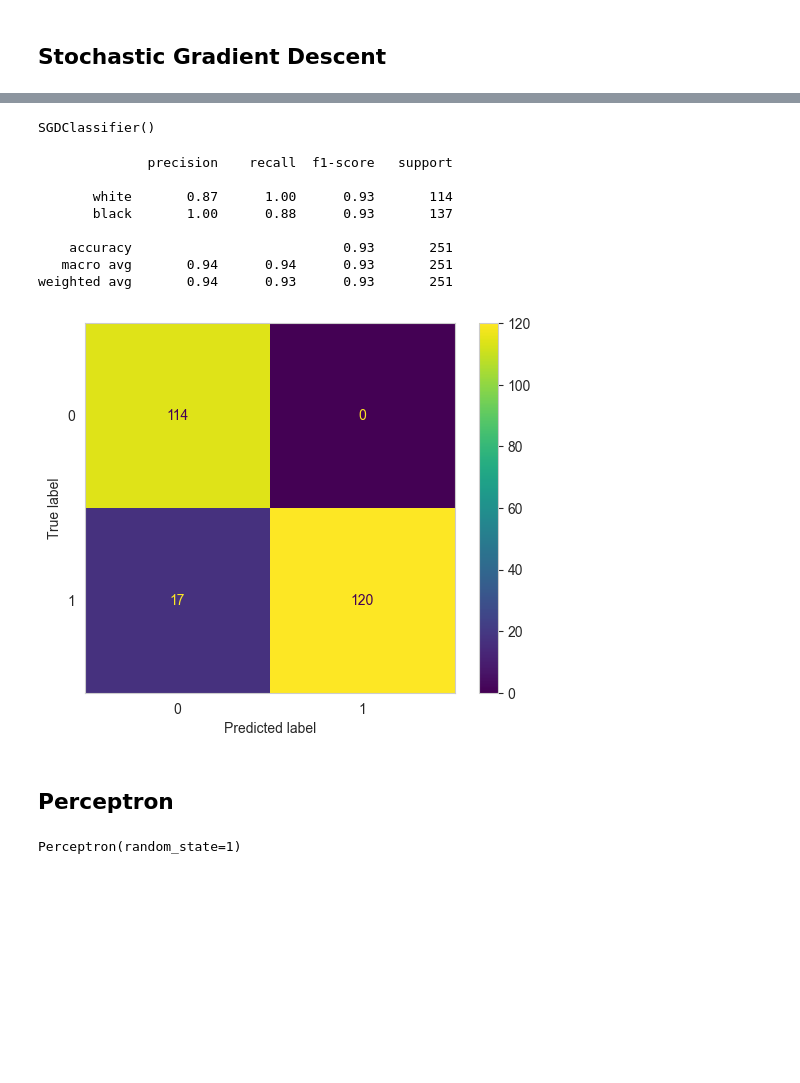
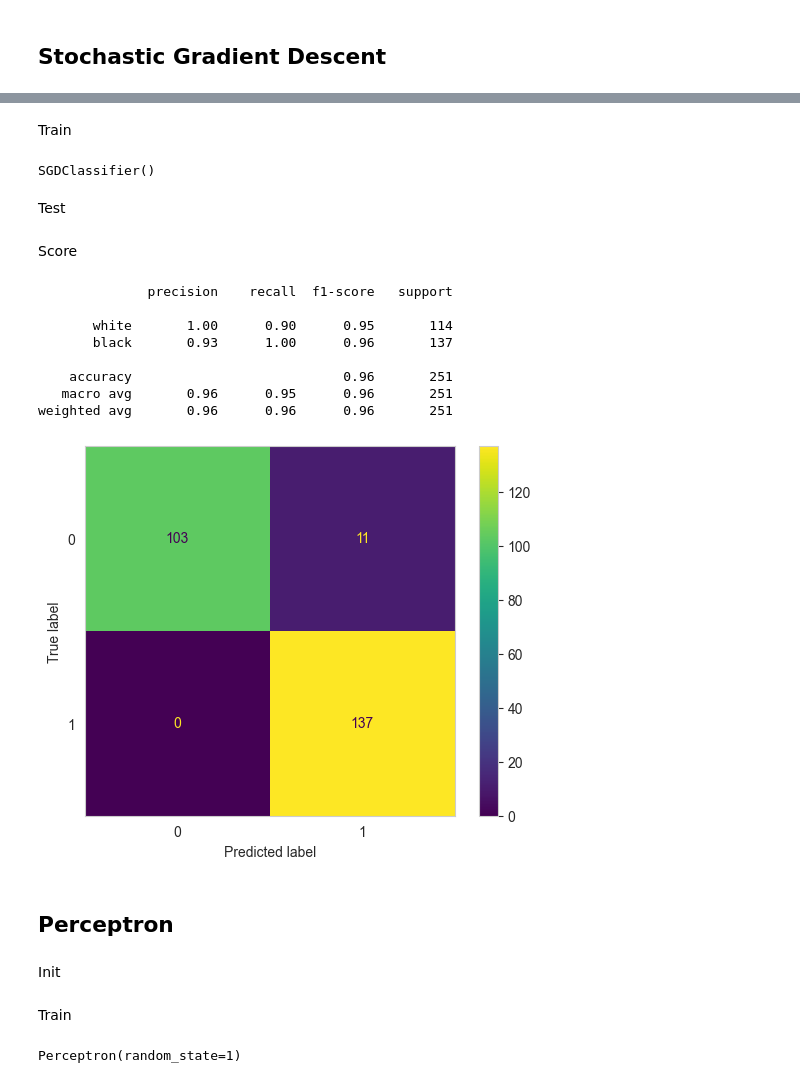
Before and after one commit to KarthikUdyawar/Color-detection, a Jupyter notebook: model/model.ipynb, the cells around one changed output, grey strips where cells are left out. Cells and saved outputs as stored; diff of their text form; code cells hidden in the pictures; blank space fills up the shorter version.

```diff
--- a/model/model.ipynb
+++ b/model/model.ipynb
@@ -71,6 +60,6 @@ temp.head()
 # %%
-temp['Text Output'] = np.where(df['Output'] == 0, "White", "Black")
-temp.head()
+df["Text Output"] = np.where(df["Output"] == 0, "White", "Black")
+df.head()
 # %% [output]
 |  | Red | Green | Blue | Output | Text Output |
 | 0 | 1.000000 | 1.000000 | 1.000000 | 1 | Black |
@@ -94,19 +90,19 @@ g.map_lower(sns.kdeplot, levels=4, color=".2")
 plt.show()
 # %% [output]
 [figure]
-# %%
-df = df.drop('Text Output',axis=1)
 # %% [markdown]
 ### Splitting datasets
 # %%
 # import train_test_split
 from sklearn.model_selection import train_test_split
 
-X = df.drop(['Output'],axis=1).values   # independent features
-y = df['Output'].values					# dependant variable
+X = df.drop(["Output", "Text Output"], axis=1).values  # independent features
+y = df["Output"].values  # dependant variable
 
 # Choose your test size to split between training and testing sets:
-X_train, X_test, y_train, y_test = train_test_split(X, y, test_size=0.25, random_state=42)
+X_train, X_test, y_train, y_test = train_test_split(
+    X, y, test_size=0.25, random_state=42
+)
 # %%
 X_train
 # %% [output]
@@ -326,33 +348,43 @@ weighted avg       0.97      0.96      0.96       251
 from sklearn.linear_model import SGDClassifier
 
 SGD = SGDClassifier()
+# %% [markdown]
+Train
 # %%
 SGD.fit(X_train, y_train)
 # %% [output]
 SGDClassifier()
+# %% [markdown]
+Test
 # %%
-y_pred = SGD.predict(X_test)
+y_pred_SGD = SGD.predict(X_test)
+# %% [markdown]
+Score
 # %%
-print(classification_report(y_test, y_pred, target_names=["white","black"]))
-ConfusionMatrixDisplay.from_predictions(y_test, y_pred)
+print(classification_report(y_test, y_pred_SGD, target_names=["white", "black"]))
+ConfusionMatrixDisplay.from_predictions(y_test, y_pred_SGD)
 plt.grid(visible=None)
 plt.show()
 # %% [output]
               precision    recall  f1-score   support
 
-       white       0.87      1.00      0.93       114
-       black       1.00      0.88      0.93       137
+       white       1.00      0.90      0.95       114
+       black       0.93      1.00      0.96       137
 
-    accuracy                           0.93       251
-   macro avg       0.94      0.94      0.93       251
-weighted avg       0.94      0.93      0.93       251
+    accuracy                           0.96       251
+   macro avg       0.96      0.95      0.96       251
+weighted avg       0.96      0.96      0.96       251
-[figure, old version]
+[figure, new version]
 # %% [markdown]
 ## Perceptron
+# %% [markdown]
+Init
 # %%
 from sklearn.linear_model import Perceptron
 
 clf = Perceptron(tol=1e-3, random_state=1)
+# %% [markdown]
+Train
 # %%
 clf.fit(X_train, y_train)
 # %% [output]
```
Also changed, not shown: parts of 56 cells of this notebook, 1 other file.
